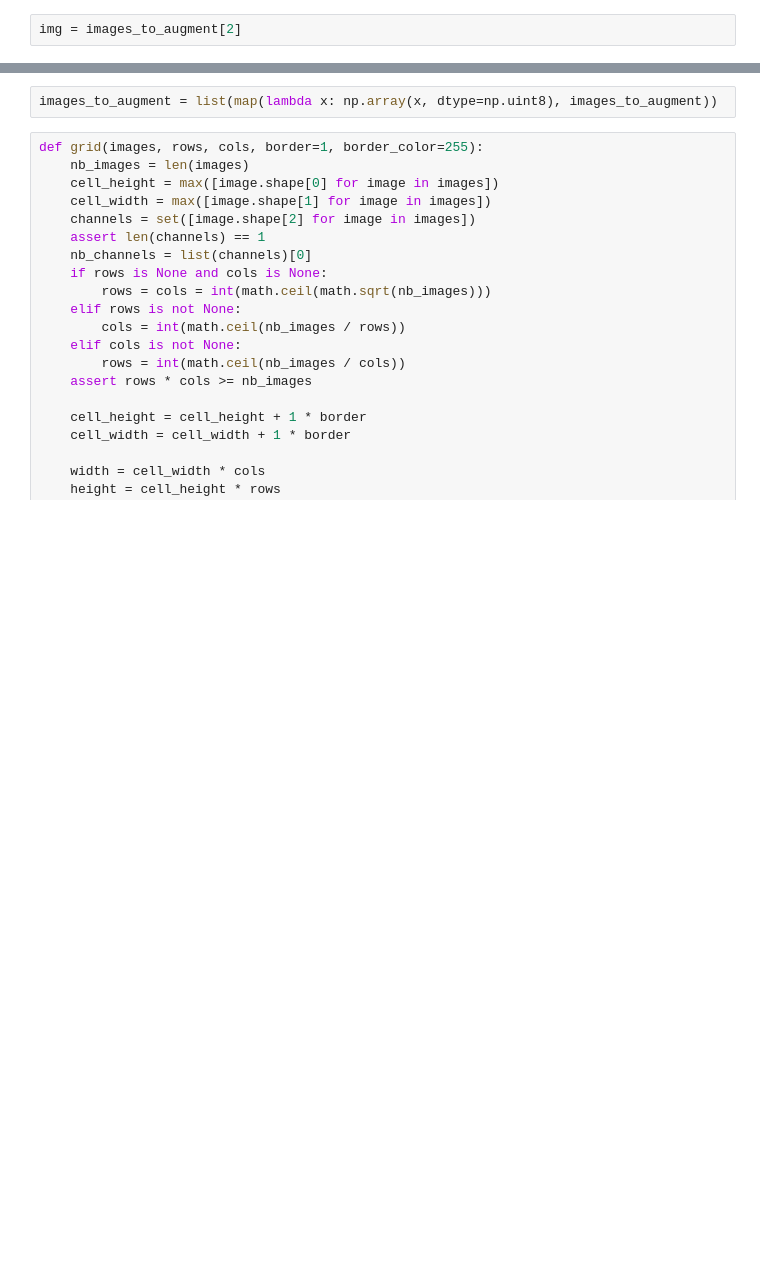
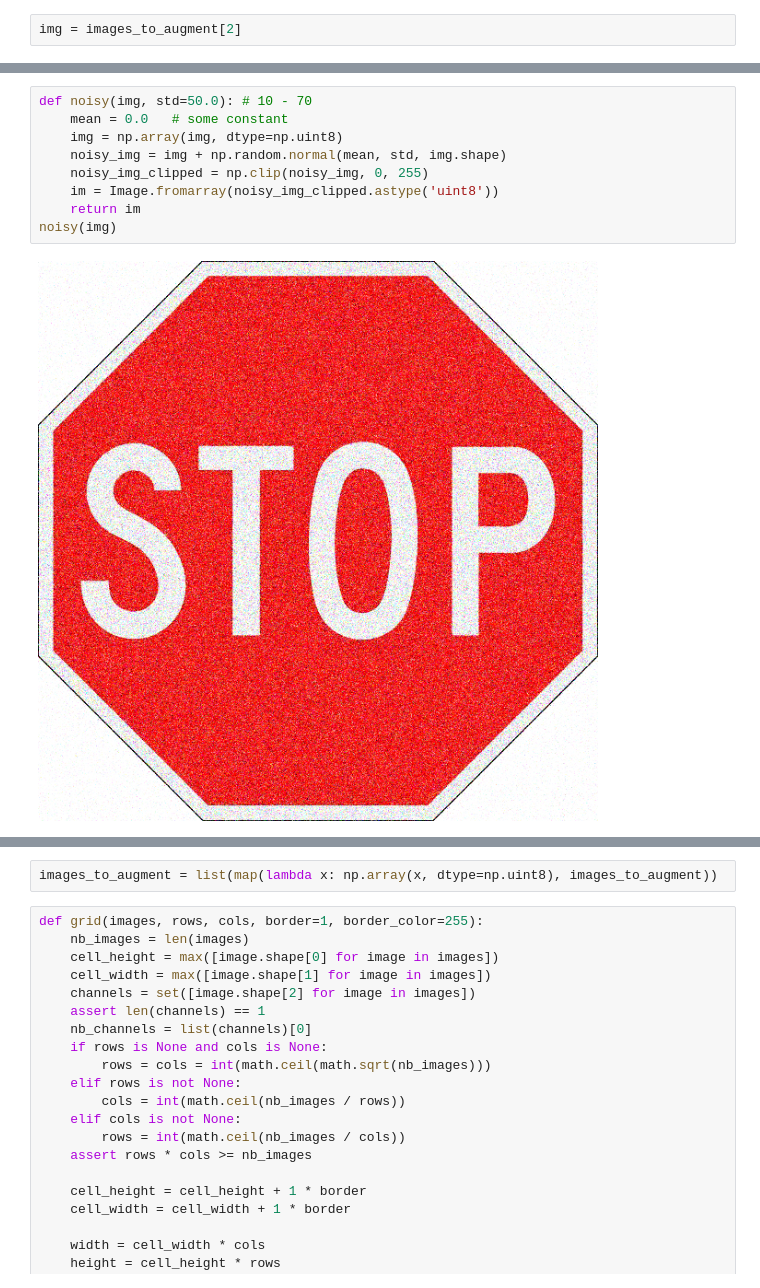
Before and after one commit to mfedoseeva/NRP-Traffic-Sign-Detection-for-Autonomous-Driving, a Jupyter notebook: Training/augmentor/imgaug.ipynb, the cells around one changed output, grey strips where cells are left out. Drawn from its saved outputs; the diff is of its cells as text; blank space fills up the shorter version.

```diff
--- a/Training/augmentor/imgaug.ipynb
+++ b/Training/augmentor/imgaug.ipynb
@@ -83,3 +126,14 @@ img = images_to_augment[2]
+# %%
+def noisy(img, std=50.0): # 10 - 70
+    mean = 0.0   # some constant
+    img = np.array(img, dtype=np.uint8)
+    noisy_img = img + np.random.normal(mean, std, img.shape)
+    noisy_img_clipped = np.clip(noisy_img, 0, 255)
+    im = Image.fromarray(noisy_img_clipped.astype('uint8'))
+    return im
+noisy(img)
+# %% [output]
+[figure, added]
 # %%
 def perspective_changed(change):
     zz = rand_perspective(img, change.new)
```
Also changed, not shown: parts of 8 cells of this notebook.
